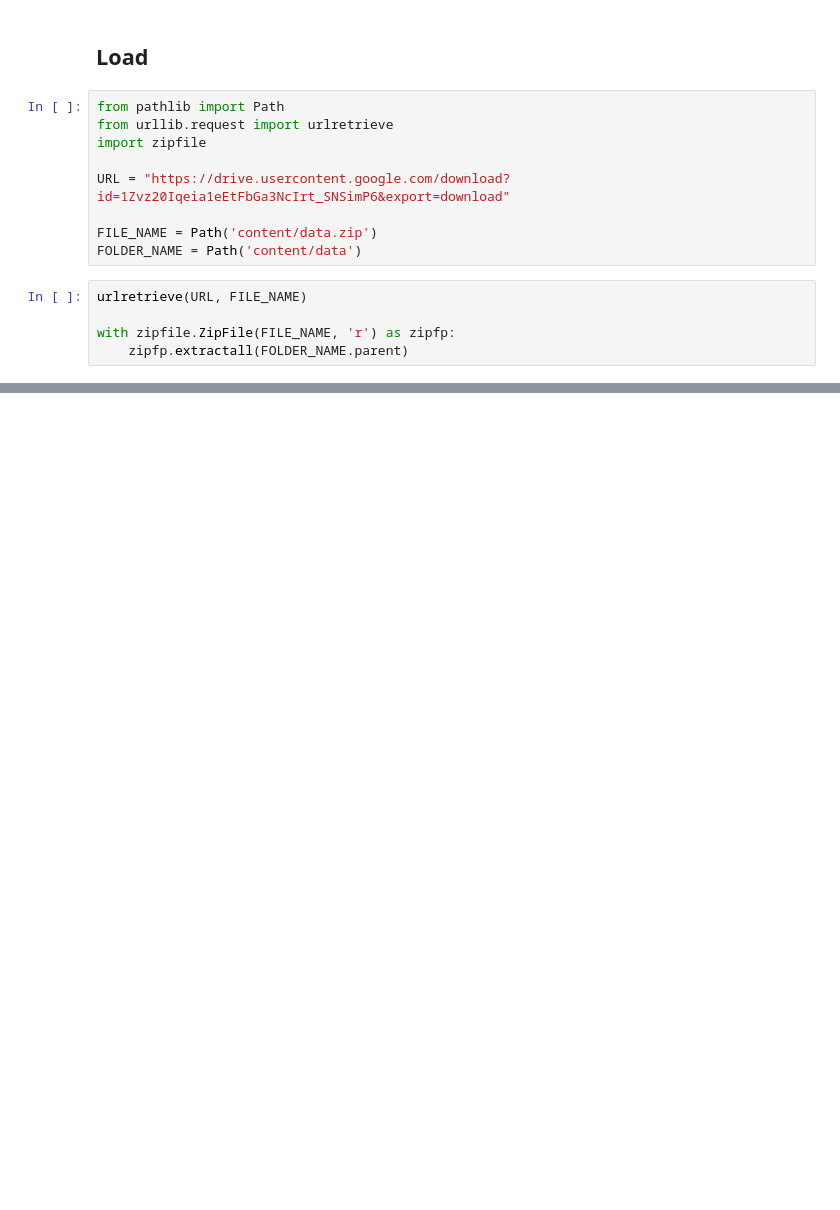
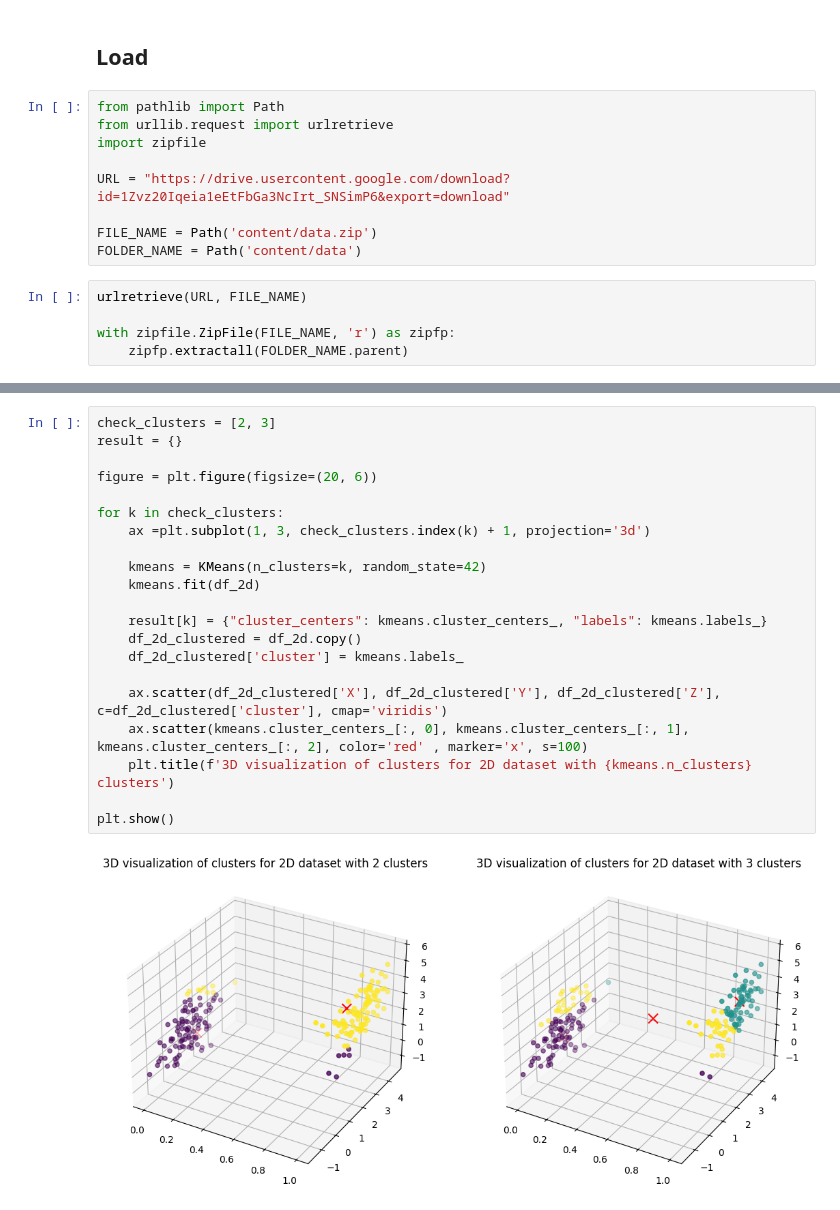
Before and after one commit to tarsweb-Python-GOIT/DS-HW, a Jupyter notebook: hw-06.ipynb, the cells around one changed output, grey strips where cells are left out. Cells and saved outputs as stored; diff of their text form; blank space fills up the shorter version.

```diff
--- a/hw-06.ipynb
+++ b/hw-06.ipynb
@@ -24,0 +72,23 @@ with zipfile.ZipFile(FILE_NAME, 'r') as zipfp:
+# %%
+check_clusters = [2, 3]
+result = {}
+
+figure = plt.figure(figsize=(20, 6))
+
+for k in check_clusters:
+    ax =plt.subplot(1, 3, check_clusters.index(k) + 1, projection='3d')
+
+    kmeans = KMeans(n_clusters=k, random_state=42)
+    kmeans.fit(df_2d)
+
+    result[k] = {"cluster_centers": kmeans.cluster_centers_, "labels": kmeans.labels_}
+    df_2d_clustered = df_2d.copy()
+    df_2d_clustered['cluster'] = kmeans.labels_
+
+    ax.scatter(df_2d_clustered['X'], df_2d_clustered['Y'], df_2d_clustered['Z'], c=df_2d_clustered['cluster'], cmap='viridis')
+    ax.scatter(kmeans.cluster_centers_[:, 0], kmeans.cluster_centers_[:, 1], kmeans.cluster_centers_[:, 2], color='red' , marker='x', s=100)
+    plt.title(f'3D visualization of clusters for 2D dataset with {kmeans.n_clusters} clusters')
+
+plt.show()
+# %% [output]
+[figure, added]
```
Also changed, not shown: parts of 13 cells of this notebook.
